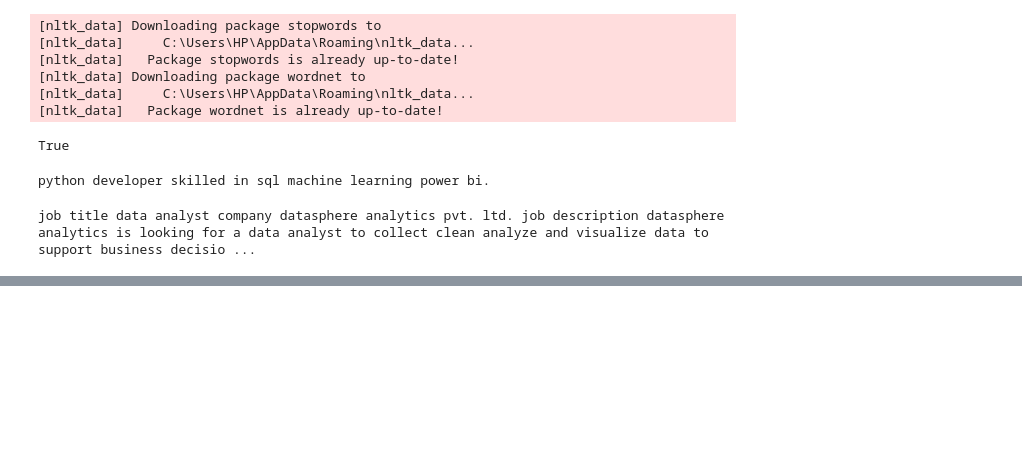
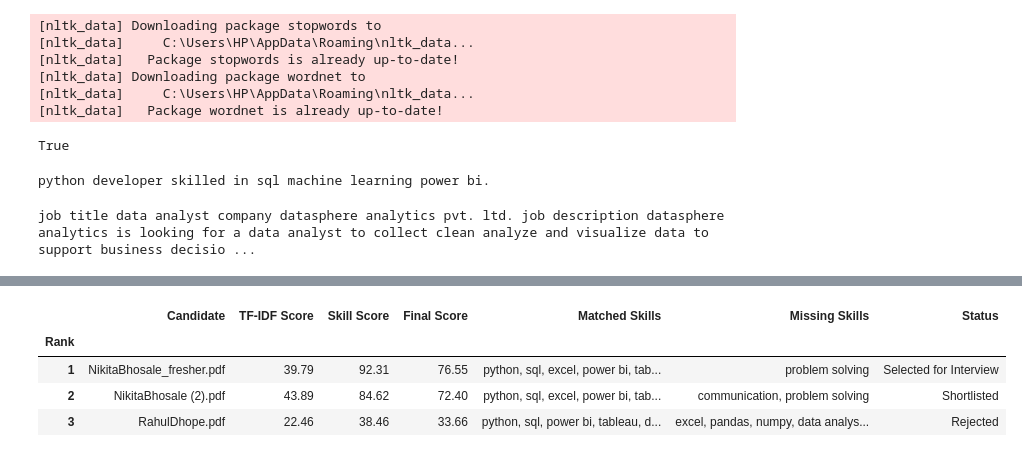
Before and after one commit to bhosalenikita258-coder/AI-Based-Resume-Screening, a Jupyter notebook: AI-Based Resume Screening System.ipynb, the cells around one changed output, grey strips where cells are left out. Saved outputs shown, nothing was run; the diff lists cells and outputs as text; code cells hidden in the pictures; blank space fills up the shorter version.

```diff
--- a/AI-Based Resume Screening System.ipynb
+++ b/AI-Based Resume Screening System.ipynb
@@ -243,0 +162,18 @@ communication, problem solving
+# %%
+def extract_text_from_docx(docx_path):
+    document = docx.Document(docx_path)
+    text = ""
+
+    for paragraph in document.paragraphs:
+        text += paragraph.text + " "
+
+    return text
+# %%
+def extract_text_from_docx(docx_path):
+    document = docx.Document(docx_path)
+    text = ""
+
+    for paragraph in document.paragraphs:
+        text += paragraph.text + " "
+
+    return text
@@ -243,0 +255,18 @@ communication, problem solving
+# %%
+results_df = pd.DataFrame(results)
+
+results_df = results_df.sort_values(
+    by="Final Score",
+    ascending=False
+).reset_index(drop=True)
+
+results_df.index = results_df.index + 1
+results_df.index.name = "Rank"
+
+results_df
+# %% [output]
+|  | Candidate | TF-IDF Score | Skill Score | Final Score | Matched Skills | Missing Skills | Status |
+| Rank |  |  |  |  |  |  |  |
+| 1 | NikitaBhosale_fresher.pdf | 39.79 | 92.31 | 76.55 | python, sql, excel, power bi, tab... | problem solving | Selected for Interview |
+| 2 | NikitaBhosale (2).pdf | 43.89 | 84.62 | 72.40 | python, sql, excel, power bi, tab... | communication, problem solving | Shortlisted |
+| 3 | RahulDhope.pdf | 22.46 | 38.46 | 33.66 | python, sql, power bi, tableau, d... | excel, pandas, numpy, data analys... | Rejected |
```
Also changed, not shown: parts of 13 cells of this notebook.
